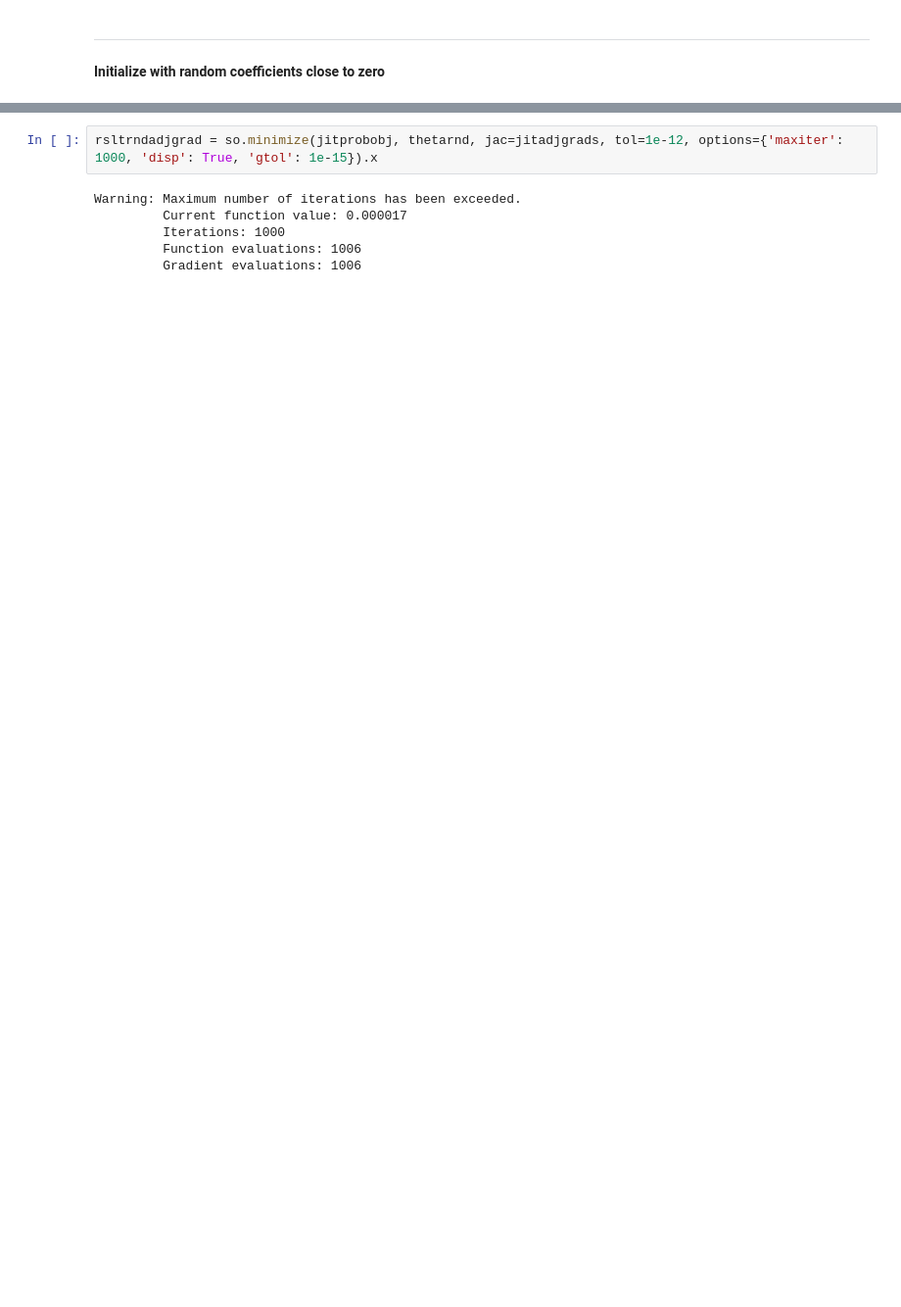
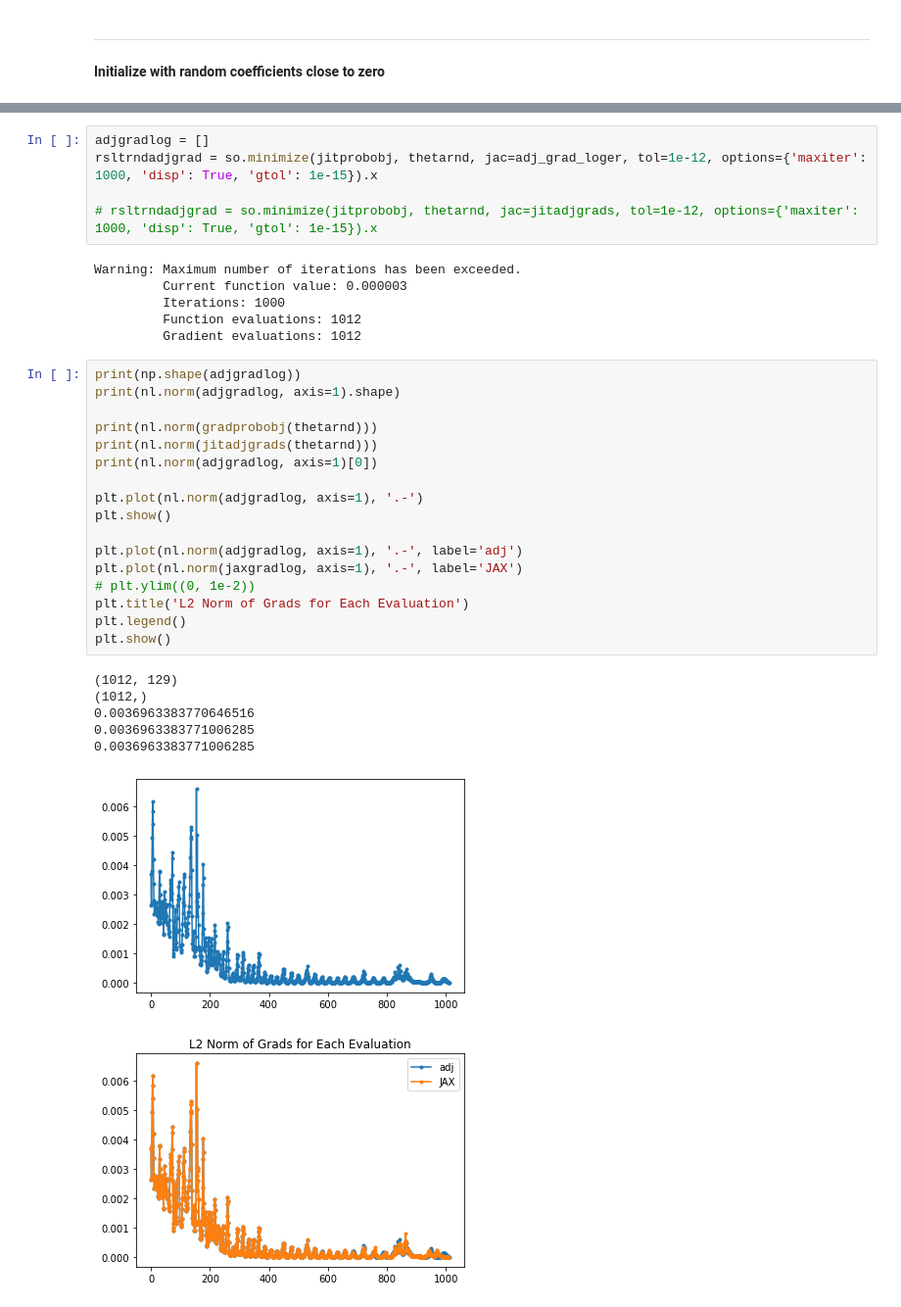
Before and after one commit to kbcollins/tdse, a Jupyter notebook: tdse-prob-density/tdse-prob-density-kbc.ipynb, the cells around one changed output, grey strips where cells are left out. Shown at 98% size. Drawn from its saved outputs; the diff is of its cells as text; blank space fills up the shorter version.

```diff
--- a/tdse-prob-density/tdse-prob-density-kbc.ipynb
+++ b/tdse-prob-density/tdse-prob-density-kbc.ipynb
@@ -899,11 +973,39 @@ for i in range(50):
 # %%
-rsltrndadjgrad = so.minimize(jitprobobj, thetarnd, jac=jitadjgrads, tol=1e-12, options={'maxiter': 1000, 'disp': True, 'gtol': 1e-15}).x
+adjgradlog = []
+rsltrndadjgrad = so.minimize(jitprobobj, thetarnd, jac=adj_grad_loger, tol=1e-12, options={'maxiter': 1000, 'disp': True, 'gtol': 1e-15}).x
+
+# rsltrndadjgrad = so.minimize(jitprobobj, thetarnd, jac=jitadjgrads, tol=1e-12, options={'maxiter': 1000, 'disp': True, 'gtol': 1e-15}).x
 # %% [output]
 Warning: Maximum number of iterations has been exceeded.
-         Current function value: 0.000017
+         Current function value: 0.000003
          Iterations: 1000
-         Function evaluations: 1006
-         Gradient evaluations: 1006
+         Function evaluations: 1012
+         Gradient evaluations: 1012
+# %%
+print(np.shape(adjgradlog))
+print(nl.norm(adjgradlog, axis=1).shape)
+
+print(nl.norm(gradprobobj(thetarnd)))
+print(nl.norm(jitadjgrads(thetarnd)))
+print(nl.norm(adjgradlog, axis=1)[0])
+
+plt.plot(nl.norm(adjgradlog, axis=1), '.-')
+plt.show()
+
+plt.plot(nl.norm(adjgradlog, axis=1), '.-', label='adj')
+plt.plot(nl.norm(jaxgradlog, axis=1), '.-', label='JAX')
+# plt.ylim((0, 1e-2))
+plt.title('L2 Norm of Grads for Each Evaluation')
+plt.legend()
+plt.show()
+# %% [output]
+(1012, 129)
+(1012,)
+0.0036963383770646516
+0.0036963383771006285
+0.0036963383771006285
+[figure, added]
+[figure, added]
 # %%
 print(nl.norm(jitadjgrads(rsltrndadjgrad)))
 # %% [output]
```
Also changed, not shown: parts of 30 cells of this notebook.
